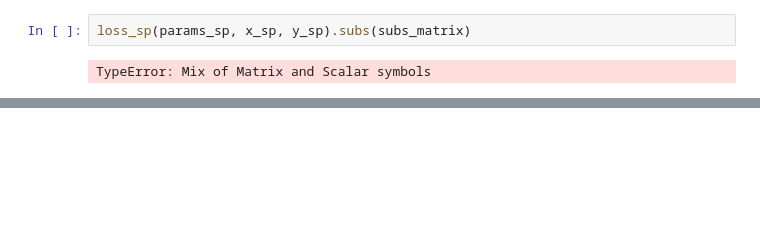
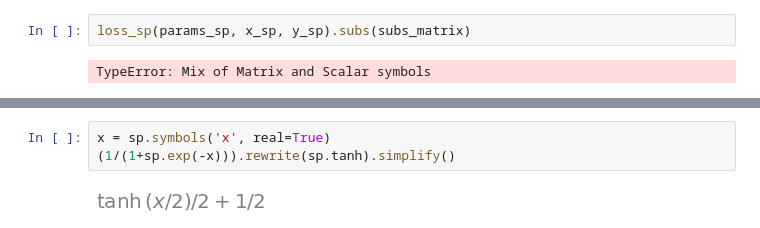
Before and after one commit to mattmcd/PyBayes, a Jupyter notebook: scripts/journal_20231002_simple_nn.ipynb, the cells around one changed output, grey strips where cells are left out. Drawn from its saved outputs; the diff is of its cells as text; blank space fills up the shorter version.

```diff
--- a/scripts/journal_20231002_simple_nn.ipynb
+++ b/scripts/journal_20231002_simple_nn.ipynb
@@ -300,0 +318,5 @@ TypeError: MatAdd.expand() takes 1 positional argument but 2 were given
+# %%
+x = sp.symbols('x', real=True)
+(1/(1+sp.exp(-x))).rewrite(sp.tanh).simplify()
+# %% [output]
+[figure, added]
```
Also changed, not shown: parts of 15 cells of this notebook.
